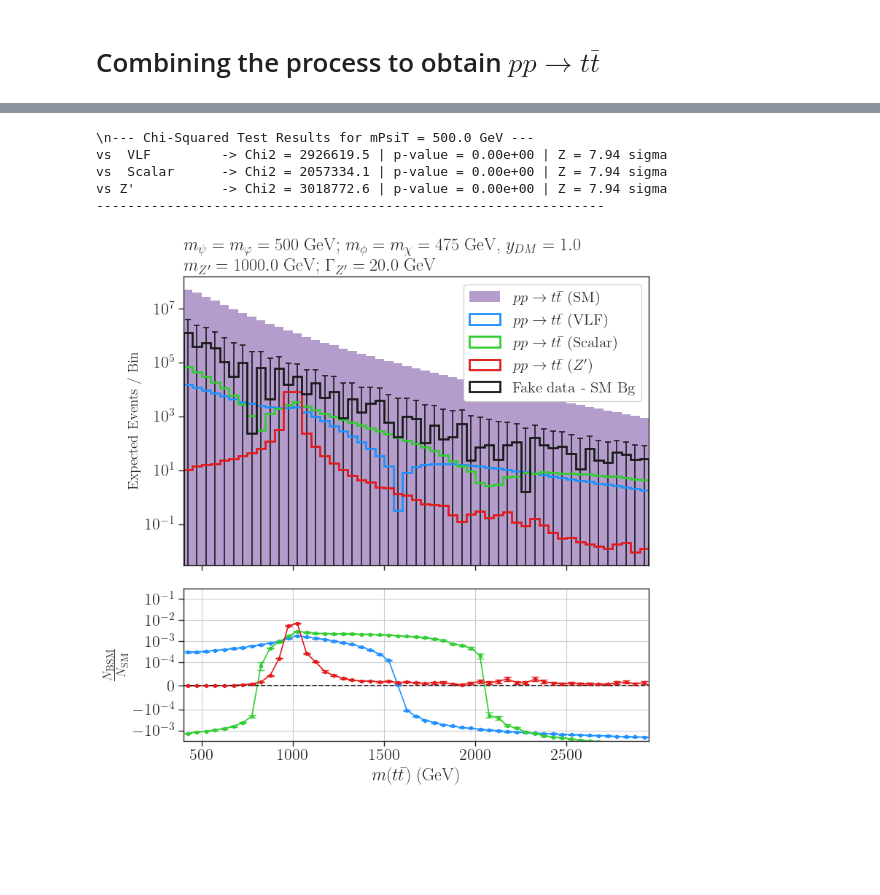
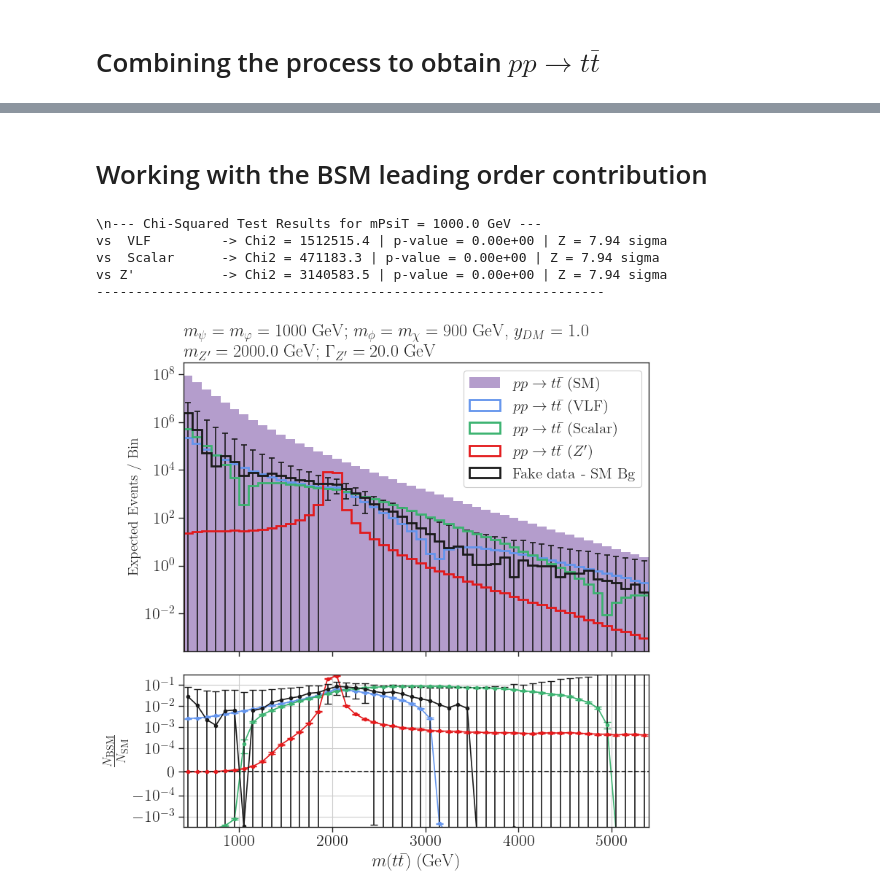
Before and after one commit to viniciusrocca/EFT_ToyModel, a Jupyter notebook: Plots/Article_method.ipynb, the cells around one changed output, grey strips where cells are left out. Cells and saved outputs as stored; diff of their text form; code cells hidden in the pictures; blank space fills up the shorter version.

Commit message:
Working on a method to distinguish the models in a lighter scenario

```diff
--- a/Plots/Article_method.ipynb
+++ b/Plots/Article_method.ipynb
@@ -68,7 +69,7 @@ def selectColor1(model, process):
 # %% [markdown]
 # Combining the process to obtain $pp \to t\bar{t}$
 # %%
-files = list(glob.glob('/home/vinicius/EFT_ToyModel/processFolders/Distributions/bias/*/*/bias_article/*500*.npz'))
+files = list(glob.glob('/home/vinicius/EFT_ToyModel/processFolders/Distributions/bias/*/*/bias_article/*900*.npz'))
 data = []
 for f in files:
     aux = np.load(f, allow_pickle = True)
@@ -80,6 +81,7 @@ data = sorted(data, key=lambda d: (d['mass_params'][0], d['mass_params'][1]))
 # %%
 #Reading files with bias
 sm_files = list(glob.glob('/home/vinicius/EFT_ToyModel/processFolders/Distributions/bias/sm/pp2ttbar_gs4/*.npz'))
+sm_files = list(glob.glob('/home/vinicius/EFT_ToyModel/processFolders/Distributions/bias/sm/pp2ttbar/*/*.npz'))
 print(sm_files)
 sm_qq_files = list(glob.glob('/home/vinicius/EFT_ToyModel/processFolders/Distributions/bias/sm/qq2ttbar_gs4/*.npz'))
 data_sm_exp = []
@@ -116,6 +118,6 @@ for d in data_NLO:
 # %%
 #Reading files with bias
-fake_data_files = list(glob.glob('/home/vinicius/EFT_ToyModel/processFolders/Distributions/bias/VLF/pp2ttbar/bias_article*/*500*.npz'))
+fake_data_files = list(glob.glob('/home/vinicius/EFT_ToyModel/processFolders/Distributions/bias/VLF/pp2ttbar/bias_article*/*900*.npz'))
 print(fake_data_files)
 fake_data = []
 
@@ -199,7 +201,7 @@ def get_color_by_mass(model, mass):
         return 'black'
 # %%
 
-files = list(glob.glob('/home/vinicius/EFT_ToyModel/processFolders/Distributions/bias/z_prime/pp2ttbar_dmv4/bias_*1000_10/*.npz'))
+files = list(glob.glob('/home/vinicius/EFT_ToyModel/processFolders/Distributions/bias/z_prime/pp2ttbar_dmv4/bias_*2000_20/*.npz'))
 print(files)
 #files = list(glob.glob('/home/vinicius/EFT_ToyModel/test/Distributions/*/*/*.npz'))
 data_Z = []
@@ -564,3 +566,5 @@ vs Z'           -> Chi2 = 3751777.4 | p-value = 0.00e+00 | Z = 7.94 sigma
+# %% [markdown]
+# Working with the BSM leading order contribution
 # %%
 
 ################
@@ -637,8 +641,8 @@ for i in range(0, len(data_NLO), 4):
     )
 
     # Plotting the NLO BSM Data (Summing qq + gg for each model)
-    #y_DM = {'1-loop VLF': 6.0, '1-loop Scalar': 1.268000e+01}
-    y_DM = {'1-loop VLF': 1.0, '1-loop Scalar': 3.06822e+00}
+    y_DM = {'1-loop VLF': 6.0, '1-loop Scalar': 1.268000e+01}
+    #y_DM = {'1-loop VLF': 1.0, '1-loop Scalar': 3.06822e+00}
 
     for j in range(0, len(selected), 2):
         d = selected[j]
@@ -716,22 +720,6 @@ for i in range(0, len(data_NLO), 4):
             linewidth=2, fill=False, zorder=3
         )
 
-    ############
-    # SUBPLOT  #
-    ############
-    with np.errstate(divide='ignore', invalid='ignore'):
-        raw_ratio = np.nan_to_num(np.array(bsm_hists) / h_sm)
-        ratio = raw_ratio
-
-        err_bsm_rel = np.nan_to_num(np.array(bsm_errs) / np.array(bsm_hists))
-        err_sm_rel = np.nan_to_num(hErr_sm / h_sm)
-
-        ratio_err = np.abs(raw_ratio) * np.sqrt(err_bsm_rel**2 + err_sm_rel**2)
-
-    for k, r in enumerate(ratio):
-        axarr[1].errorbar(x, r, yerr=ratio_err[k], color=bsm_colors[k], fmt='o', ms=3, capsize=3.5, label=bsm_labels[k])
-        axarr[1].plot(x, r, color=bsm_colors[k])
-
     ##################################
     # Adding fake data to the hists  #
     ##################################
@@ -767,6 +755,23 @@ for i in range(0, len(data_NLO), 4):
         x, np.abs(bsm_hists[-1]), yerr=bsm_errs[-1], color='k',
         fmt='none', capsize=3, capthick=1.2, barsabove=True
     )
+
+    ############
+    # SUBPLOT  #
+    ############
+    with np.errstate(divide='ignore', invalid='ignore'):
+        raw_ratio = np.nan_to_num(np.array(bsm_hists) / h_sm)
+        ratio = raw_ratio
+
+        err_bsm_rel = np.nan_to_num(np.array(bsm_errs) / np.array(bsm_hists))
+        err_sm_rel = np.nan_to_num(hErr_sm / h_sm)
+
+        ratio_err = np.abs(raw_ratio) * np.sqrt(err_bsm_rel**2 + err_sm_rel**2)
+
+    for k, r in enumerate(ratio):
+        axarr[1].errorbar(x, r, yerr=ratio_err[k], color=bsm_colors[k], fmt='o', ms=3, capsize=3.5, label=bsm_labels[k])
+        axarr[1].plot(x, r, color=bsm_colors[k])
+
 
 
 
@@ -842,36 +847,36 @@ for i in range(0, len(data_NLO), 4):
     axarr[0].set_title(
         (r'$m_{\psi} = m_{\varphi} = %1.0f$ GeV; $m_{\phi} = m_\chi = %1.0f$ GeV, $y_{DM} = %1.1f$' + '\n' +
          r'$m_{Z^\prime} = %1.1f$ GeV; $\Gamma_{Z^\prime} = %1.1f$ GeV') %
         (mPsiT, mSDM, yDM, mZp, 20.0),
         loc='left'
     )
     axarr[0].set_yscale('log')
 
     # CHANGED Y-AXIS LABEL TO REFLECT EXPECTED EVENTS
     axarr[0].set_ylabel(r'Expected Events / Bin', fontsize=14)
     axarr[0].set_xlim(bins.min(), bins.max())
 
     # Bottom plot
     axarr[1].axhline(y=0, color='k', linestyle='--')
     axarr[1].set_ylabel(r'$\frac{N_{\mathrm{BSM}}}{ N_{\mathrm{SM}}}$')
     axarr[1].set_xlabel(r'$m(t\bar{t})$ (GeV)')
     axarr[1].grid(True)
     axarr[1].set_yscale('symlog', linthresh=0.0001)
     axarr[1].set_ylim([-0.003, 0.3])
 
     minor_tick_locations = np.concatenate((
         np.arange(-100.0, 0.0, 10.0), np.arange(-10.0, 1.0, 1.0), np.arange(0.0, 11.0, 1.0),
         np.arange(10.0, 100.0, 10.0), np.arange(100.0, 1100.0, 100.0), np.arange(1000.0, 4000.0, 1000.0)
     ))
     axarr[1].yaxis.set_minor_locator(FixedLocator(minor_tick_locations))
 
     plt.tight_layout()
-    plt.savefig('Dists_comparison_interference.png')
+    #plt.savefig('Dists_comparison_interference.png')
     plt.show()
 # %% [output]
-\n--- Chi-Squared Test Results for mPsiT = 500.0 GeV ---
-vs  VLF         -> Chi2 = 2926619.5 | p-value = 0.00e+00 | Z = 7.94 sigma
-vs  Scalar      -> Chi2 = 2057334.1 | p-value = 0.00e+00 | Z = 7.94 sigma
-vs Z'           -> Chi2 = 3018772.6 | p-value = 0.00e+00 | Z = 7.94 sigma
+\n--- Chi-Squared Test Results for mPsiT = 1000.0 GeV ---
+vs  VLF         -> Chi2 = 1512515.4 | p-value = 0.00e+00 | Z = 7.94 sigma
+vs  Scalar      -> Chi2 = 471183.3 | p-value = 0.00e+00 | Z = 7.94 sigma
+vs Z'           -> Chi2 = 3140583.5 | p-value = 0.00e+00 | Z = 7.94 sigma
 -----------------------------------------------------------------
-[figure, old version]
+[figure, new version]
```
Also changed, not shown: parts of 25 cells of this notebook, 7 other files.
